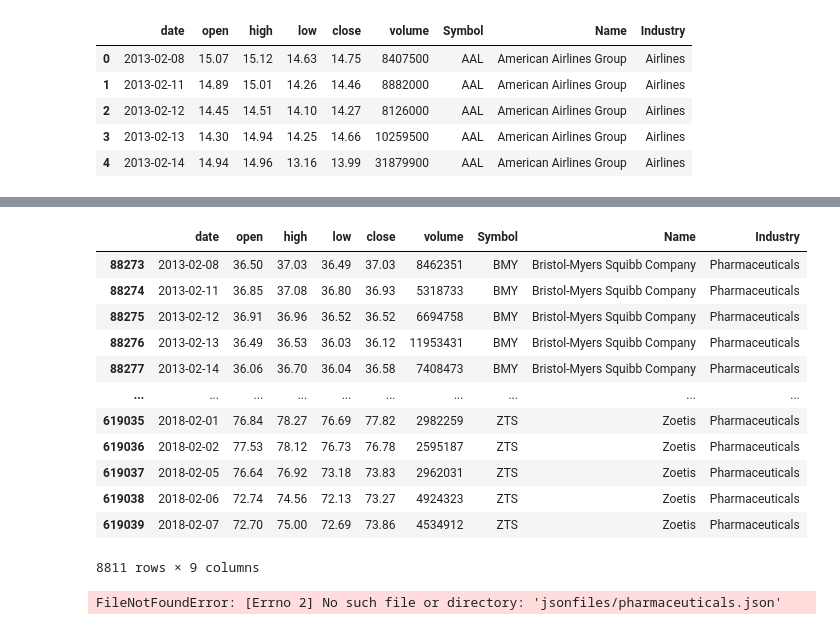
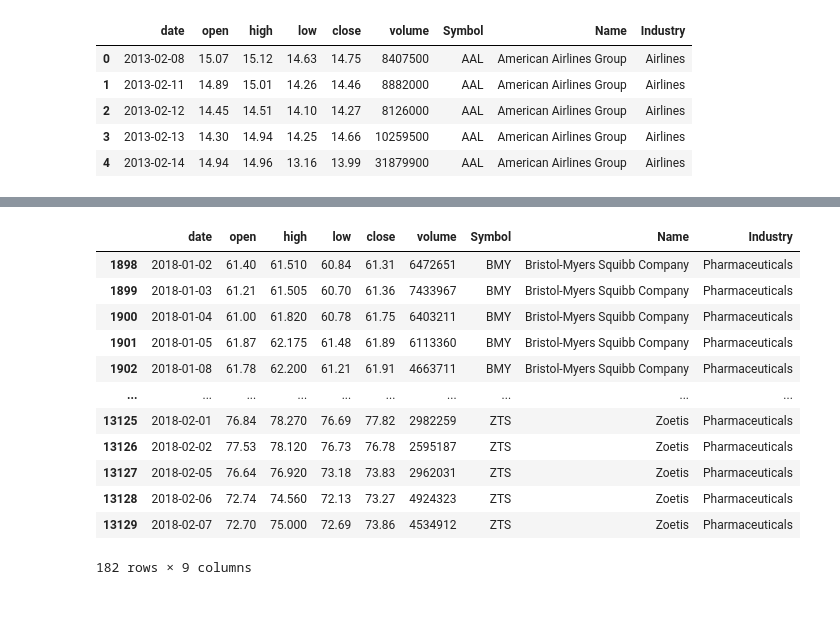
Before and after one commit to TracieDiepBautista/StockAnalytics, a Jupyter notebook: pandasDataManipulation-jy.ipynb, the cells around one changed output, grey strips where cells are left out. Drawn from its saved outputs; the diff is of its cells as text; code cells hidden in the pictures.

```diff
--- a/pandasDataManipulation-jy.ipynb
+++ b/pandasDataManipulation-jy.ipynb
@@ -50,3 +50,8 @@ merged_df.head()
 | 2 | 2013-02-12 | 14.45 | 14.51 | 14.10 | 14.27 | 8126000 | AAL | American Airlines Group | Airlines |
 | 3 | 2013-02-13 | 14.30 | 14.94 | 14.25 | 14.66 | 10259500 | AAL | American Airlines Group | Airlines |
 | 4 | 2013-02-14 | 14.94 | 14.96 | 13.16 | 13.99 | 31879900 | AAL | American Airlines Group | Airlines |
+# %%
+# narrow down into 1 year (2018)
+
+one_year_df = merged_df.loc[merged_df["date"] >= "2018-01-01"]
+one_year_df
@@ -52,0 +72,3 @@ merged_df.head()
+# %%
+one_year_df = one_year_df.reset_index(drop=True)
+one_year_df
@@ -73,26 +109,21 @@ array(['Airlines', 'Technology Hardware, Storage & Periph...',
       dtype=object)
 # %%
 #Dataframe with Pharmaceutical industries into json file
-pharm_df=merged_df.loc[merged_df["Industry"] == "Pharmaceuticals"]
+pharm_df=one_year_df.loc[one_year_df["Industry"] == "Pharmaceuticals"]
 pharm_df
 # %% [output]
 |  | date | open | high | low | close | volume | Symbol | Name | Industry |
-| 88273 | 2013-02-08 | 36.50 | 37.03 | 36.49 | 37.03 | 8462351 | BMY | Bristol-Myers Squibb Company | Pharmaceuticals |
-| 88274 | 2013-02-11 | 36.85 | 37.08 | 36.80 | 36.93 | 5318733 | BMY | Bristol-Myers Squibb Company | Pharmaceuticals |
-| 88275 | 2013-02-12 | 36.91 | 36.96 | 36.52 | 36.52 | 6694758 | BMY | Bristol-Myers Squibb Company | Pharmaceuticals |
-| 88276 | 2013-02-13 | 36.49 | 36.53 | 36.03 | 36.12 | 11953431 | BMY | Bristol-Myers Squibb Company | Pharmaceuticals |
-| 88277 | 2013-02-14 | 36.06 | 36.70 | 36.04 | 36.58 | 7408473 | BMY | Bristol-Myers Squibb Company | Pharmaceuticals |
+| 1898 | 2018-01-02 | 61.40 | 61.510 | 60.84 | 61.31 | 6472651 | BMY | Bristol-Myers Squibb Company | Pharmaceuticals |
+| 1899 | 2018-01-03 | 61.21 | 61.505 | 60.70 | 61.36 | 7433967 | BMY | Bristol-Myers Squibb Company | Pharmaceuticals |
+| 1900 | 2018-01-04 | 61.00 | 61.820 | 60.78 | 61.75 | 6403211 | BMY | Bristol-Myers Squibb Company | Pharmaceuticals |
+| 1901 | 2018-01-05 | 61.87 | 62.175 | 61.48 | 61.89 | 6113360 | BMY | Bristol-Myers Squibb Company | Pharmaceuticals |
+| 1902 | 2018-01-08 | 61.78 | 62.200 | 61.21 | 61.91 | 4663711 | BMY | Bristol-Myers Squibb Company | Pharmaceuticals |
 | ... | ... | ... | ... | ... | ... | ... | ... | ... | ... |
-| 619035 | 2018-02-01 | 76.84 | 78.27 | 76.69 | 77.82 | 2982259 | ZTS | Zoetis | Pharmaceuticals |
-| 619036 | 2018-02-02 | 77.53 | 78.12 | 76.73 | 76.78 | 2595187 | ZTS | Zoetis | Pharmaceuticals |
-| 619037 | 2018-02-05 | 76.64 | 76.92 | 73.18 | 73.83 | 2962031 | ZTS | Zoetis | Pharmaceuticals |
-| 619038 | 2018-02-06 | 72.74 | 74.56 | 72.13 | 73.27 | 4924323 | ZTS | Zoetis | Pharmaceuticals |
-| 619039 | 2018-02-07 | 72.70 | 75.00 | 72.69 | 73.86 | 4534912 | ZTS | Zoetis | Pharmaceuticals |
+| 13125 | 2018-02-01 | 76.84 | 78.270 | 76.69 | 77.82 | 2982259 | ZTS | Zoetis | Pharmaceuticals |
+| 13126 | 2018-02-02 | 77.53 | 78.120 | 76.73 | 76.78 | 2595187 | ZTS | Zoetis | Pharmaceuticals |
+| 13127 | 2018-02-05 | 76.64 | 76.920 | 73.18 | 73.83 | 2962031 | ZTS | Zoetis | Pharmaceuticals |
+| 13128 | 2018-02-06 | 72.74 | 74.560 | 72.13 | 73.27 | 4924323 | ZTS | Zoetis | Pharmaceuticals |
+| 13129 | 2018-02-07 | 72.70 | 75.000 | 72.69 | 73.86 | 4534912 | ZTS | Zoetis | Pharmaceuticals |
-8811 rows × 9 columns
+182 rows × 9 columns
-# %%
-# conver Pharmaceutical df to json
-pharm_df.to_json(r'jsonfiles/pharmaceuticals.json')
-# %% [output]
-FileNotFoundError: [Errno 2] No such file or directory: 'jsonfiles/pharmaceuticals.json'
 # %%
 #Dataframe with "Technology Hardware, Storage & Periph..." industries into json file
```
Also changed, not shown: parts of 10 cells of this notebook, 11 other files.
